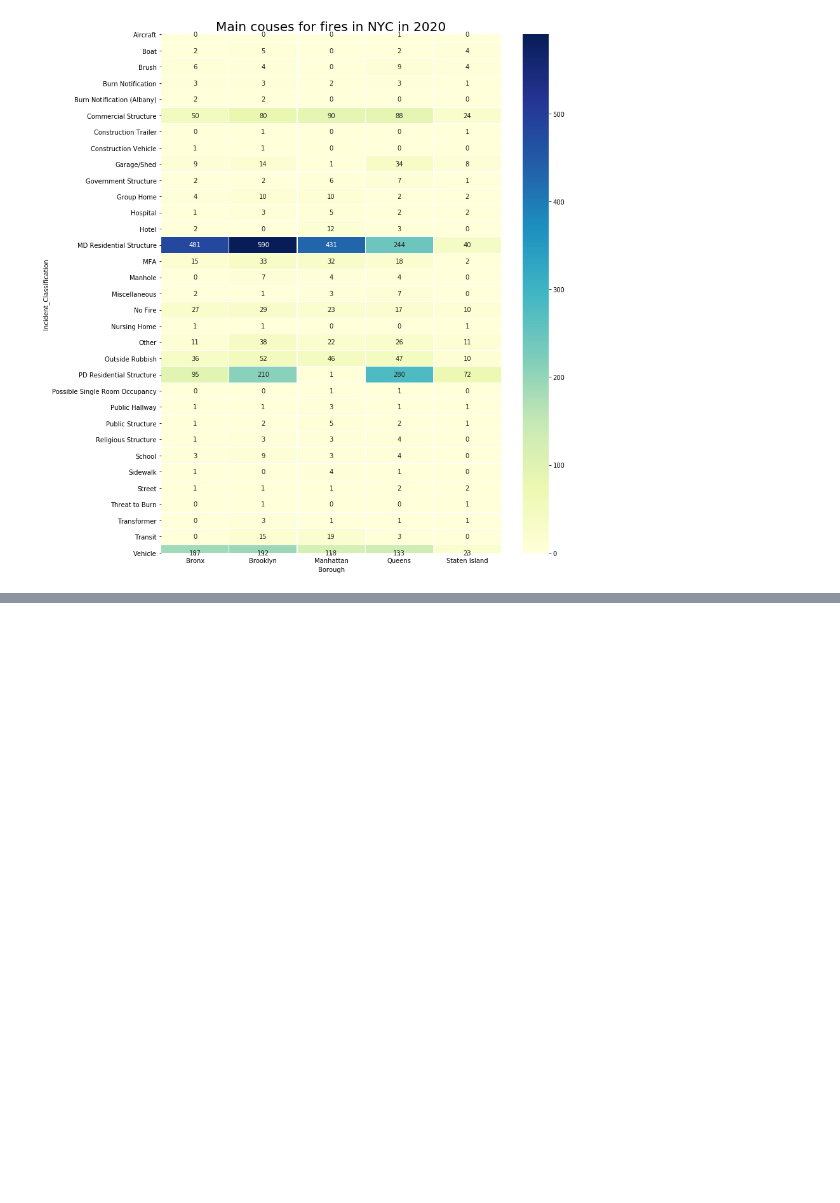
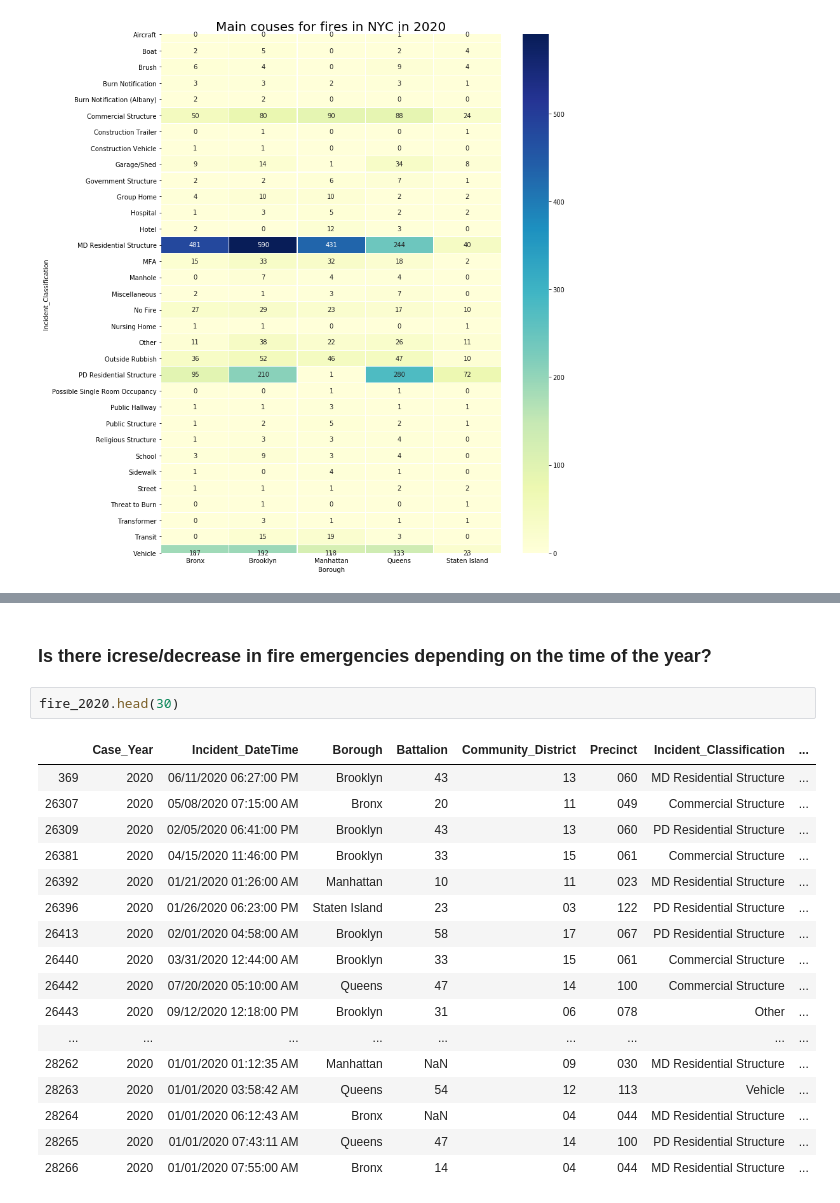
Before and after one commit to molinexx/Data-analysis-with-Python, a Jupyter notebook: NYC Fire data.ipynb, the cells around one changed output, grey strips where cells are left out. Saved outputs shown, nothing was run; the diff lists cells and outputs as text; blank space fills up the shorter version.

```diff
--- a/NYC Fire data.ipynb
+++ b/NYC Fire data.ipynb
@@ -191,0 +242,22 @@ Garages/sheds burned the most in Queens, while rubbish mostly in Brooklyn. Manha
+# %% [markdown]
+### Is there icrese/decrease in fire emergencies depending on the time of the year?
+# %%
+fire_2020.head(30)
+# %% [output]
+|  | Case_Year | Incident_DateTime | Borough | Battalion | Community_District | Precinct | Incident_Classification | ... |
+| 369 | 2020 | 06/11/2020 06:27:00 PM | Brooklyn | 43 | 13 | 060 | MD Residential Structure | ... |
+| 26307 | 2020 | 05/08/2020 07:15:00 AM | Bronx | 20 | 11 | 049 | Commercial Structure | ... |
+| 26309 | 2020 | 02/05/2020 06:41:00 PM | Brooklyn | 43 | 13 | 060 | PD Residential Structure | ... |
+| 26381 | 2020 | 04/15/2020 11:46:00 PM | Brooklyn | 33 | 15 | 061 | Commercial Structure | ... |
+| 26392 | 2020 | 01/21/2020 01:26:00 AM | Manhattan | 10 | 11 | 023 | MD Residential Structure | ... |
+| 26396 | 2020 | 01/26/2020 06:23:00 PM | Staten Island | 23 | 03 | 122 | PD Residential Structure | ... |
+| 26413 | 2020 | 02/01/2020 04:58:00 AM | Brooklyn | 58 | 17 | 067 | PD Residential Structure | ... |
+| 26440 | 2020 | 03/31/2020 12:44:00 AM | Brooklyn | 33 | 15 | 061 | Commercial Structure | ... |
+| 26442 | 2020 | 07/20/2020 05:10:00 AM | Queens | 47 | 14 | 100 | Commercial Structure | ... |
+| 26443 | 2020 | 09/12/2020 12:18:00 PM | Brooklyn | 31 | 06 | 078 | Other | ... |
+| ... | ... | ... | ... | ... | ... | ... | ... | ... |
+| 28262 | 2020 | 01/01/2020 01:12:35 AM | Manhattan | NaN | 09 | 030 | MD Residential Structure | ... |
+| 28263 | 2020 | 01/01/2020 03:58:42 AM | Queens | 54 | 12 | 113 | Vehicle | ... |
+| 28264 | 2020 | 01/01/2020 06:12:43 AM | Bronx | NaN | 04 | 044 | MD Residential Structure | ... |
+| 28265 | 2020 | 01/01/2020 07:43:11 AM | Queens | 47 | 14 | 100 | PD Residential Structure | ... |
+| 28266 | 2020 | 01/01/2020 07:55:00 AM | Bronx | 14 | 04 | 044 | MD Residential Structure | ... |
```
Also changed, not shown: parts of 6 cells of this notebook.
